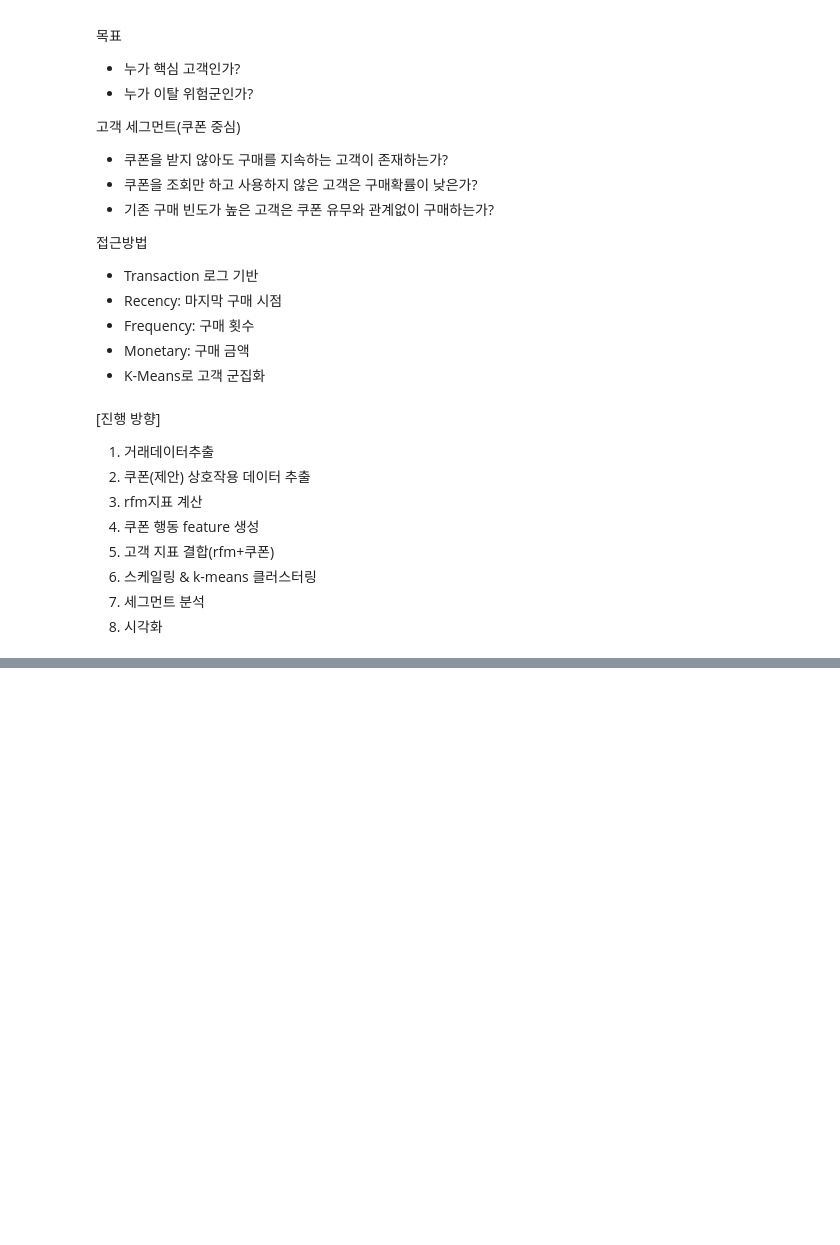
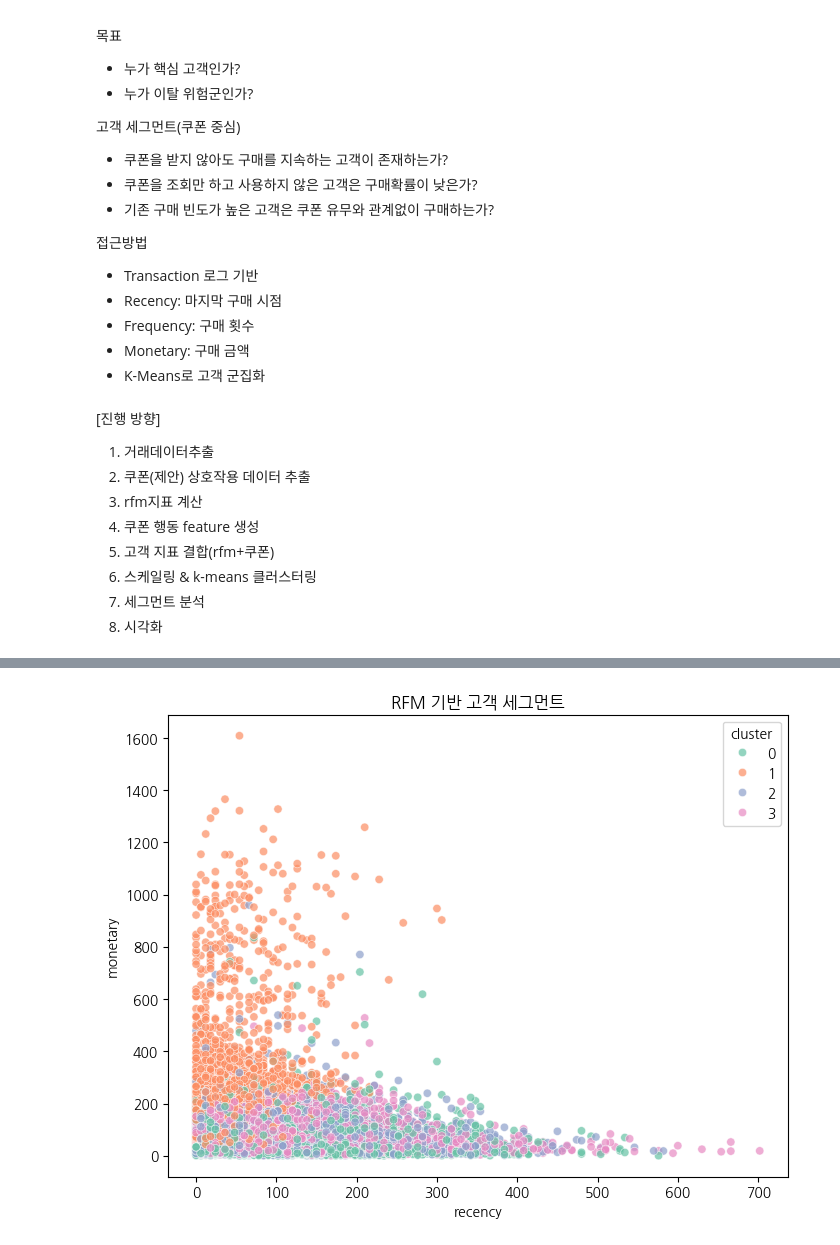
Before and after one commit to komh9575/first-repository, a Jupyter notebook: Untitled29.ipynb, the cells around one changed output, grey strips where cells are left out. Saved outputs shown, nothing was run; the diff lists cells and outputs as text; code cells hidden in the pictures; blank space fills up the shorter version.

```diff
--- a/Untitled29.ipynb
+++ b/Untitled29.ipynb
@@ -565,0 +657,9 @@ memory usage: 23.7+ MB
+# %%
+customer_features = rfm_df.merge(
+    offer_features,
+    on='person_id',
+    how='left'
+)
+
+customer_features.fillna(0, inplace=True)
+customer_features.head()
@@ -565,0 +678,11 @@ memory usage: 23.7+ MB
+# %%
+from sklearn.preprocessing import StandardScaler
+
+feature_cols = [
+    'recency', 'frequency', 'monetary',
+    'offer received', 'offer viewed', 'offer completed',
+    'offer_view_rate', 'offer_complete_rate'
+]
+
+scaler = StandardScaler()
+scaled_features = scaler.fit_transform(customer_features[feature_cols])
@@ -565,0 +693,12 @@ memory usage: 23.7+ MB
+# %%
+from sklearn.cluster import KMeans
+
+kmeans = KMeans(
+    n_clusters=4,
+    random_state=42,
+    n_init=10
+)
+
+customer_features['cluster'] = kmeans.fit_predict(scaled_features)
+
+customer_features['cluster'].value_counts()
@@ -565,0 +723,14 @@ memory usage: 23.7+ MB
+# %%
+plt.figure(figsize=(8, 6))
+sns.scatterplot(
+    data=customer_features,
+    x='recency',
+    y='monetary',
+    hue='cluster',
+    palette='Set2',
+    alpha=0.7
+)
+plt.title('RFM 기반 고객 세그먼트')
+plt.show()
+# %% [output]
+[figure, added]
```
Also changed, not shown: parts of 14 cells of this notebook.
